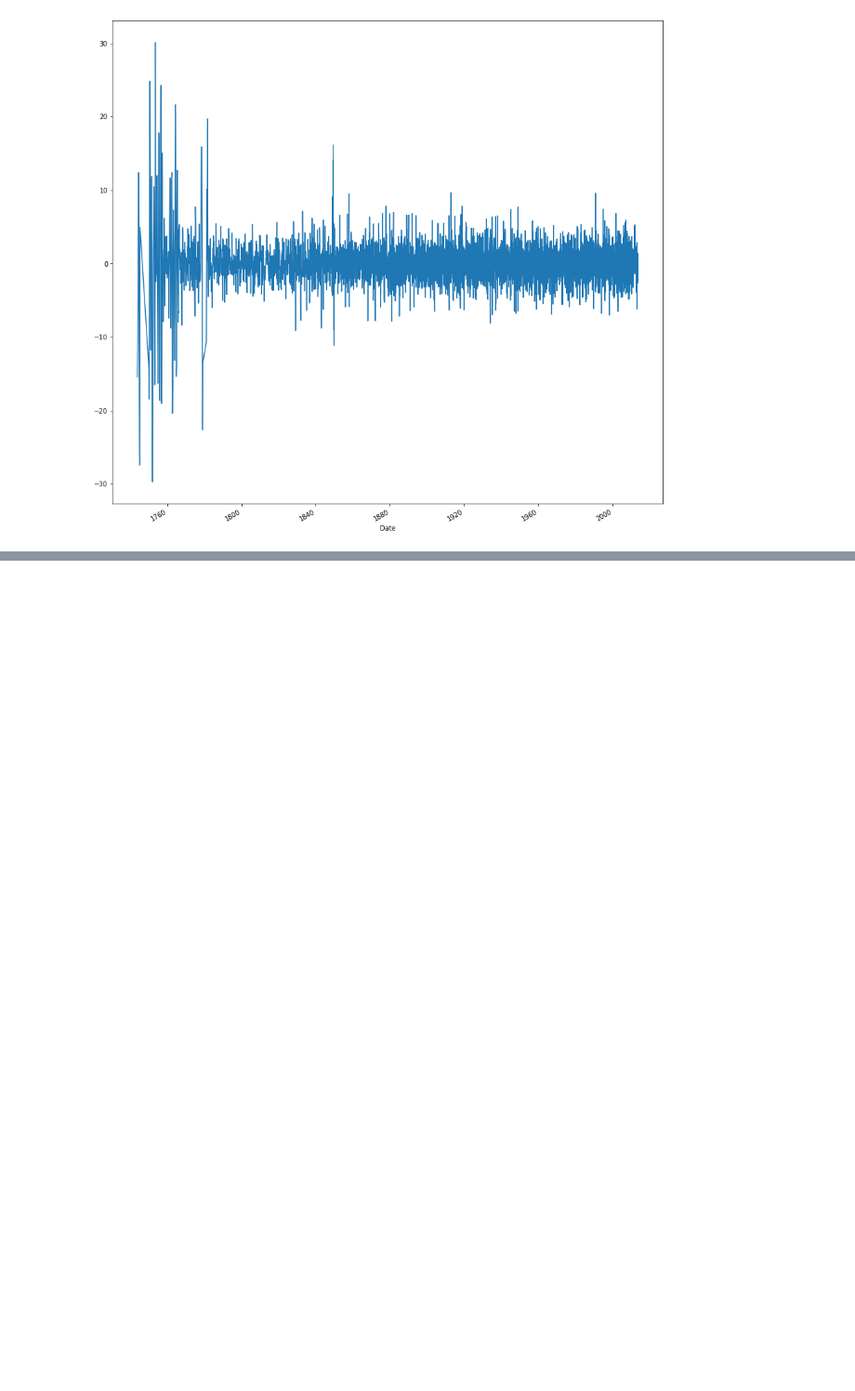
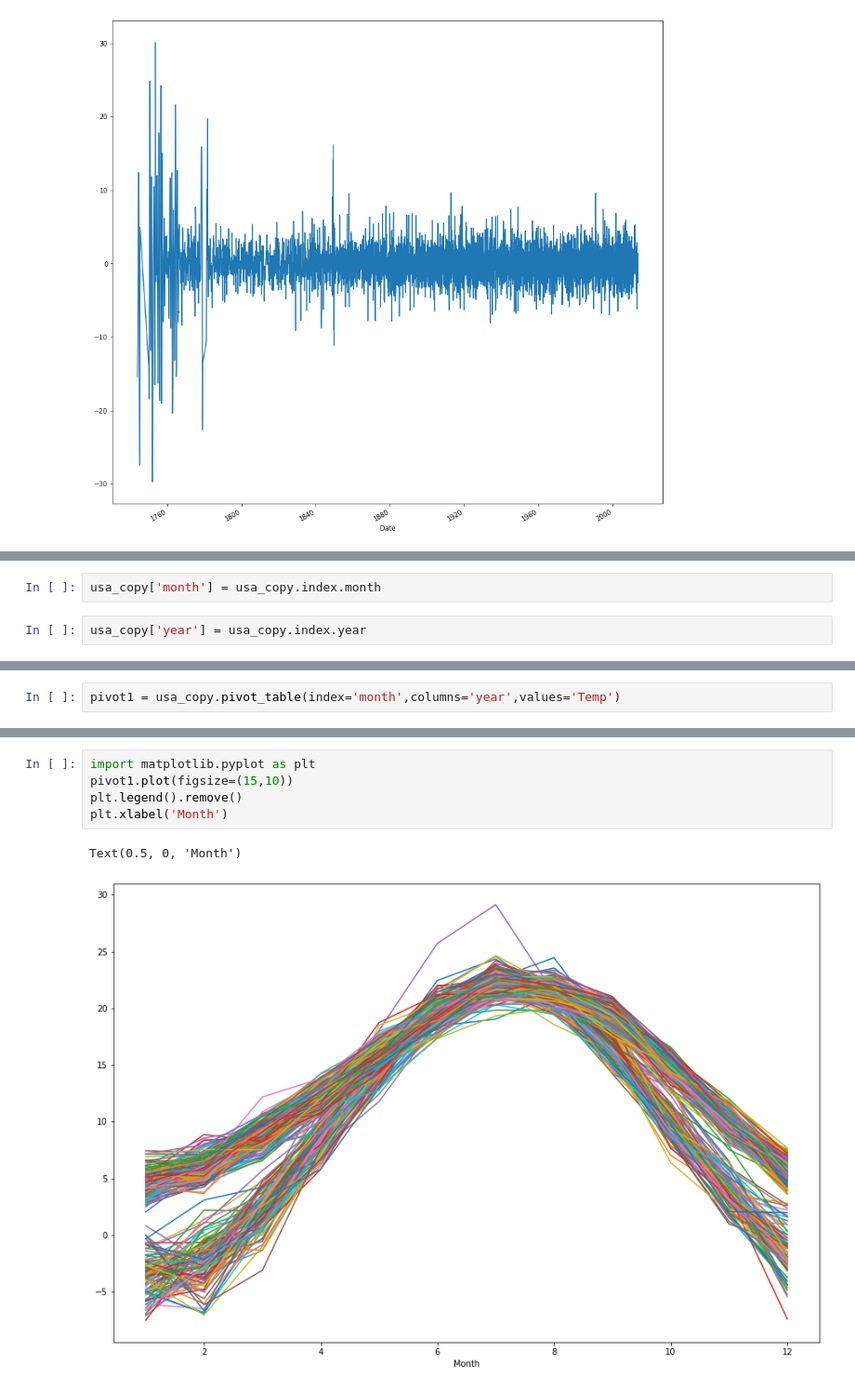
Before and after one commit to shameer-phy/Pandas_EDA, a Jupyter notebook: Project_Geo_spatial_Analysis/Data_preprocessing.ipynb, the cells around one changed output, grey strips where cells are left out. Shown at 93% size. Cells and saved outputs as stored; diff of their text form; blank space fills up the shorter version.

```diff
--- a/Project_Geo_spatial_Analysis/Data_preprocessing.ipynb
+++ b/Project_Geo_spatial_Analysis/Data_preprocessing.ipynb
@@ -190,0 +204,4 @@ usa_copy['first temp diff'].plot(figsize=(15,15))
+# %%
+usa_copy['month'] = usa_copy.index.month
+# %%
+usa_copy['year'] = usa_copy.index.year
@@ -190,0 +220,2 @@ usa_copy['first temp diff'].plot(figsize=(15,15))
+# %%
+pivot1 = usa_copy.pivot_table(index='month',columns='year',values='Temp')
@@ -190,0 +240,8 @@ usa_copy['first temp diff'].plot(figsize=(15,15))
+# %%
+import matplotlib.pyplot as plt
+pivot1.plot(figsize=(15,10))
+plt.legend().remove()
+plt.xlabel('Month')
+# %% [output]
+Text(0.5, 0, 'Month')
+[figure, added]
```
Also changed, not shown: parts of 22 cells of this notebook.
